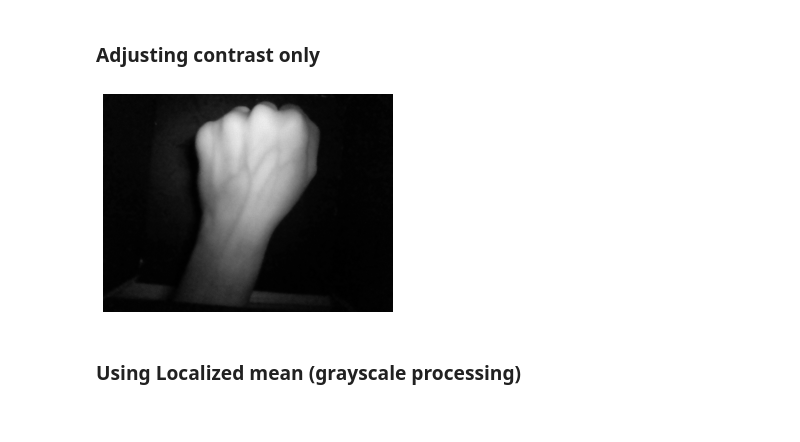
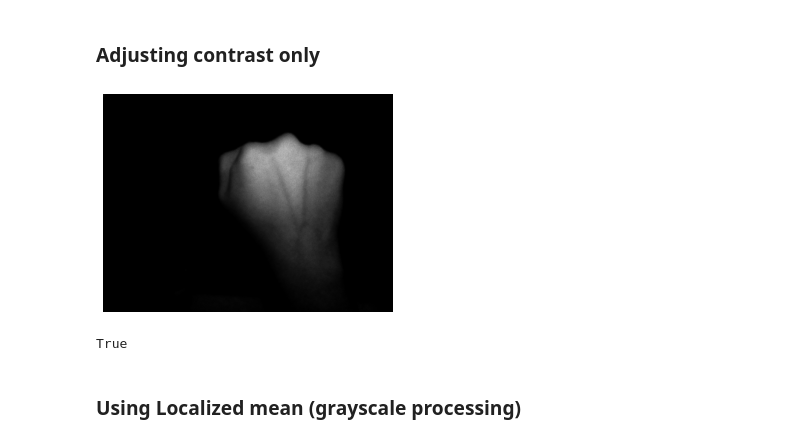
Before and after one commit to Jstambaugh00/BMESeniorDesignTeam7, a Jupyter notebook: UpdatedImageProcessing.ipynb, the cells around one changed output. Drawn from its saved outputs; the diff is of its cells as text; code cells hidden in the pictures.

```diff
--- a/UpdatedImageProcessing.ipynb
+++ b/UpdatedImageProcessing.ipynb
@@ -55,35 +55,37 @@ Using cropped image (sometimes gives better results)
 ### Adjusting contrast only
 # %%
 # Read in image and Choose color channel
-img = plt.imread('Image21.jpg')
+img = plt.imread('image15.jpg')
 img=img[:,:,0] # gets color channel
 
-# adjust contrast (these parameters can be palyed with)
-#img = skimage.exposure.adjust_gamma(img, gamma=3, gain=1)
+# adjust contrast (these parameters can be palyed with) #gamma 3 to start
+img = skimage.exposure.adjust_gamma(img, gamma=2, gain=1)
 
 # Chnage to grayscale and show
 gray = color.rgb2gray(img)
 plt.imshow(img,cmap=plt.cm.gray)
 plt.axis('off')
-plt.savefig('Image21_grey.jpg', dpi = 300)
+plt.savefig('Image15_grey.jpg', dpi = 300) #loop 2 0.8 loop 1 1.5
 # %% [output]
-[figure, old version]
+[figure, new version]
 # %%
-#brightness and contrast control
+#MAYBE USE THIS LATER FOR BRIGHTNESS
 
-image = cv2.imread('Image21.jpg');
+image = cv2.imread('contrastTest_image05.png');
 
 ## [basic-linear-transform-output]
 new_image = np.zeros(image.shape, image.dtype)
 
 ## [basic-linear-transform-parameters]
-alpha = 1 #contrast control
-beta = 20    #brightness control
+alpha = 1.5 #contrast control 1-3
+beta = 20   #brightness control ranges from 0-255
 
 # Do the operation new_image(i,j) = alpha*image(i,j) + beta
 new_image = cv2.convertScaleAbs(image, alpha=alpha, beta=beta)
 
 # Show stuff
-cv.imshow('Original Image', image)
-cv.imshow('New Image', new_image)
-#cv2.imwrite('imageTest1.png',new_image)
+#cv.imshow('Original Image', image)
+#cv.imshow('New Image', new_image)
+cv2.imwrite('imageTest1.png',new_image)
+# %% [output]
+True
```
Also changed, not shown: parts of 2 cells of this notebook.
